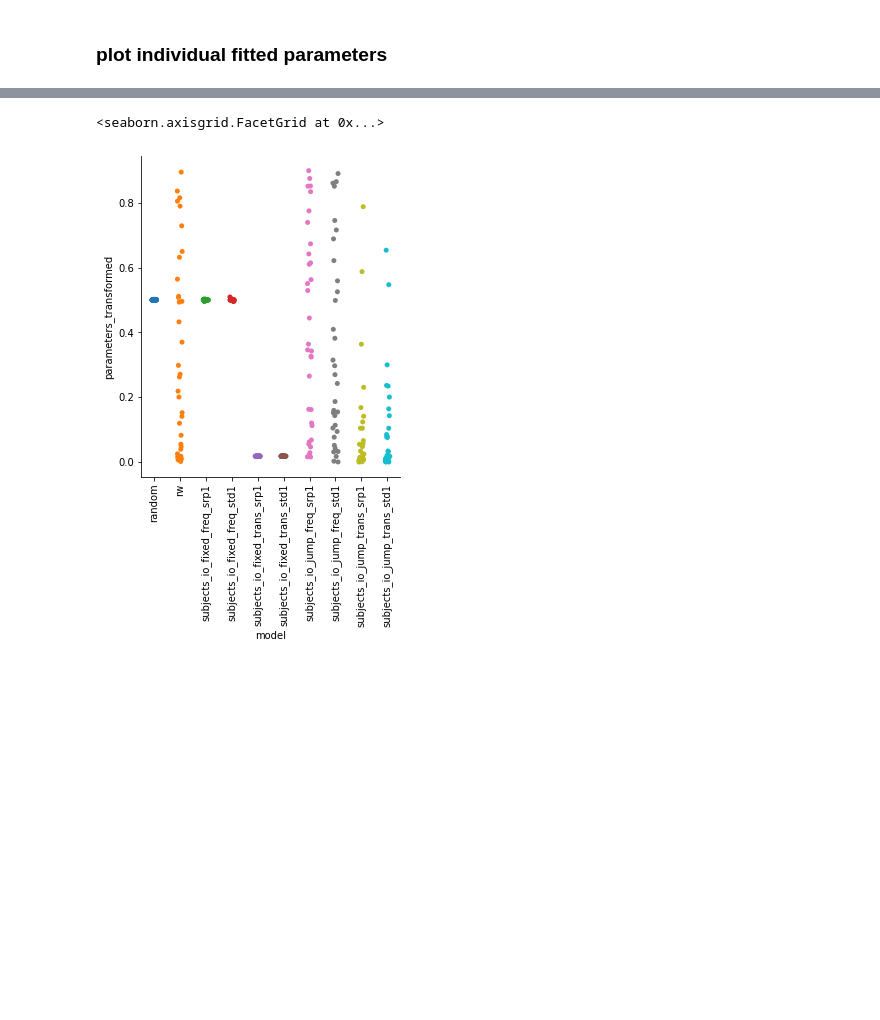
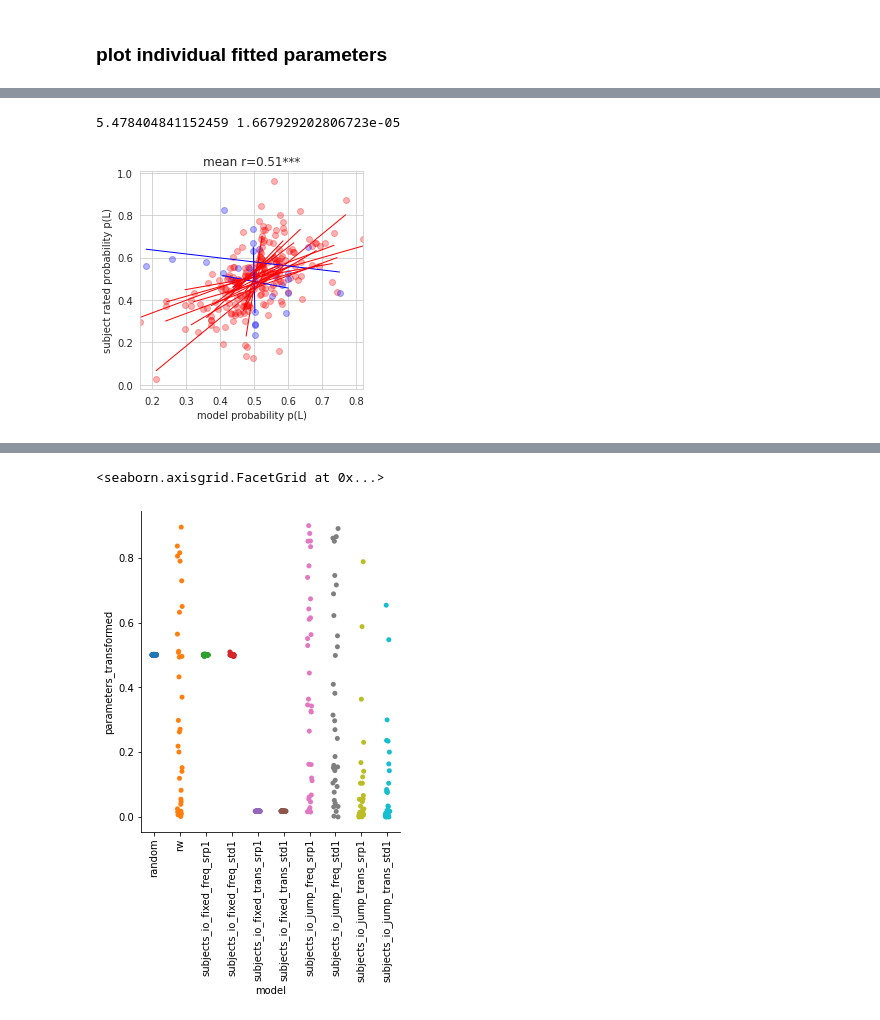
Before and after one commit to syzhang/tsl_hbi, a Jupyter notebook: model_gen/plot_params.ipynb, the cells around one changed output, grey strips where cells are left out. Cells and saved outputs as stored; diff of their text form; code cells hidden in the pictures; blank space fills up the shorter version.

```diff
--- a/model_gen/plot_params.ipynb
+++ b/model_gen/plot_params.ipynb
@@ -37,0 +126,6 @@ g.set_xticklabels(rotation=90)
+# %%
+df_pmod = pd.read_csv('./local_output/fmri_io_jump_freq.csv')
+plot_bins(df_pmod, sj_idx=jf_sj, model=None)
+# %% [output]
+5.478404841152459 1.667929202806723e-05
+[figure, added]
```
Also changed, not shown: parts of 18 cells of this notebook, 16 other files.
